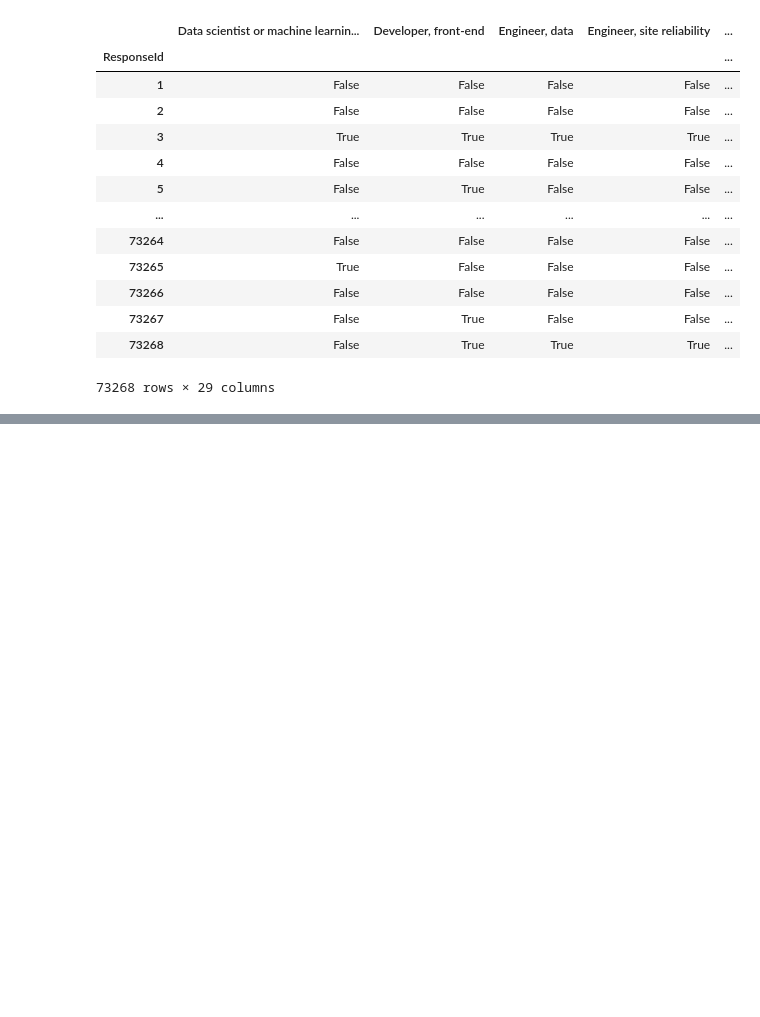
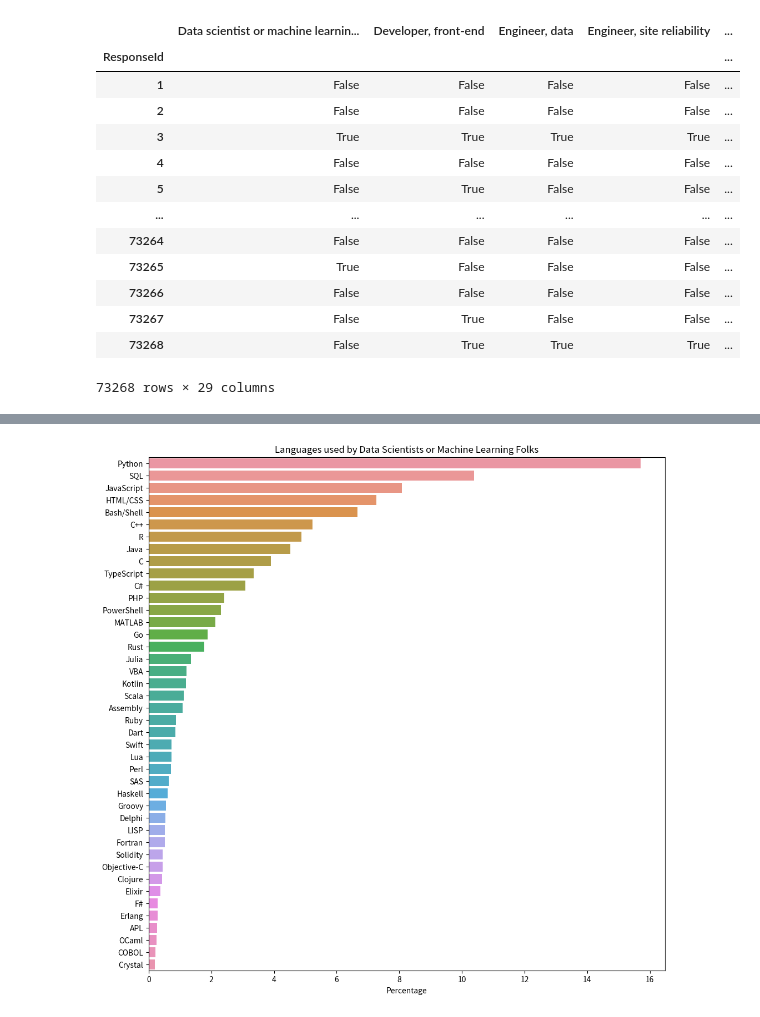
Before and after one commit to duck1won/pythonbasic, a Jupyter notebook: Matplotlib/Matploilb_basic_03(seaborn02).ipynb, the cells around one changed output, grey strips where cells are left out. Saved outputs shown, nothing was run; the diff lists cells and outputs as text; code cells hidden in the pictures; blank space fills up the shorter version.

```diff
--- a/Matplotlib/Matploilb_basic_03(seaborn02).ipynb
+++ b/Matplotlib/Matploilb_basic_03(seaborn02).ipynb
@@ -739,0 +824,14 @@ Index(['DevType'], dtype='object')
+# %%
+Data_scientist= survey_df[data1['Data scientist or machine learning specialist']]
+data8 = split_multicolumn(Data_scientist['LanguageHaveWorkedWith'])
+data9 = data8.sum().sort_values(ascending=False)
+Data_scientist_percentage = (100/(data9.sum() / data9)).sort_values(ascending=False)
+
+plt.figure(figsize=(12,12))
+plt.title("Languages used by Data Scientists or Machine Learning Folks")
+plt.xlabel("Percentage")
+plt.ylabel(None)
+sns.barplot(x=Data_scientist_percentage,y=Data_scientist_percentage.index)
+plt.show()
+# %% [output]
+[figure, added]
```
Also changed, not shown: parts of 35 cells of this notebook.
